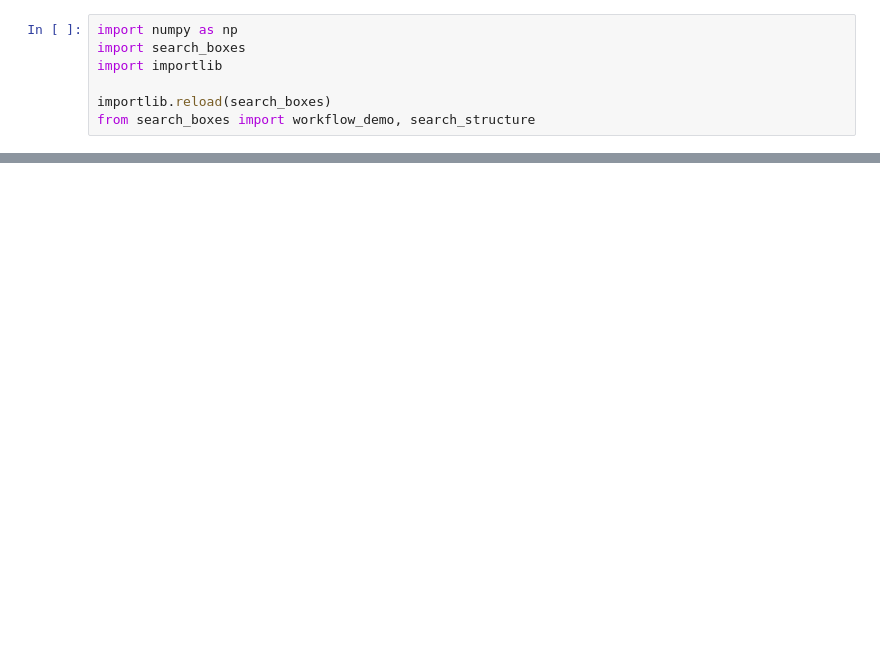
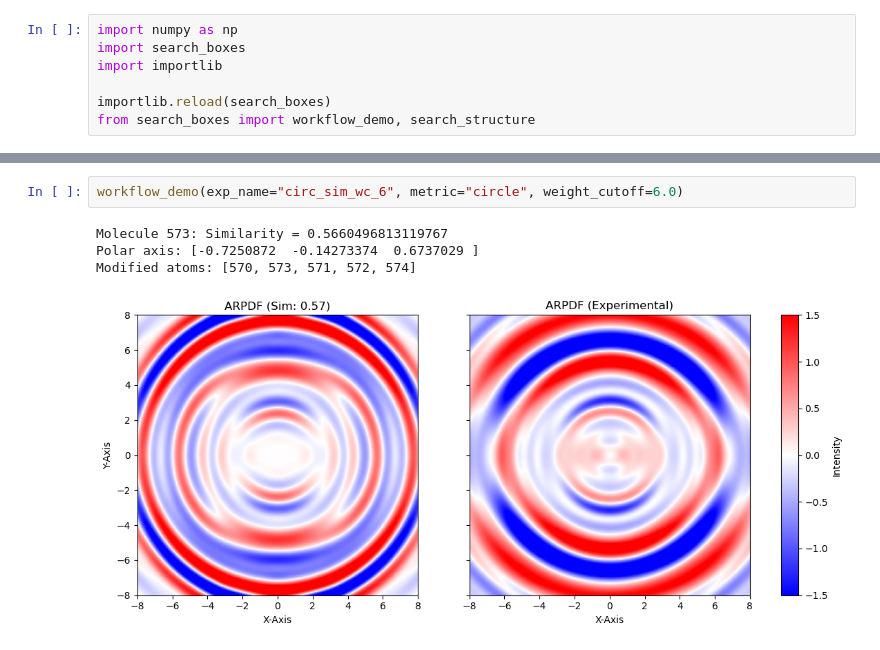
Before and after one commit to tfzx/ARPDF, a Jupyter notebook: search_boxes-example.ipynb, the cells around one changed output, grey strips where cells are left out. Cells and saved outputs as stored; diff of their text form; blank space fills up the shorter version.

```diff
--- a/search_boxes-example.ipynb
+++ b/search_boxes-example.ipynb
@@ -16,0 +29,7 @@ Modified atoms: [340, 344, 341, 342, 343]
+# %%
+workflow_demo(exp_name="circ_sim_wc_6", metric="circle", weight_cutoff=6.0)
+# %% [output]
+Molecule 573: Similarity = 0.5660496813119767
+Polar axis: [-0.7250872  -0.14273374  0.6737029 ]
+Modified atoms: [570, 573, 571, 572, 574]
+[figure, added]
```
Also changed, not shown: parts of 4 cells of this notebook, 3 other files.
